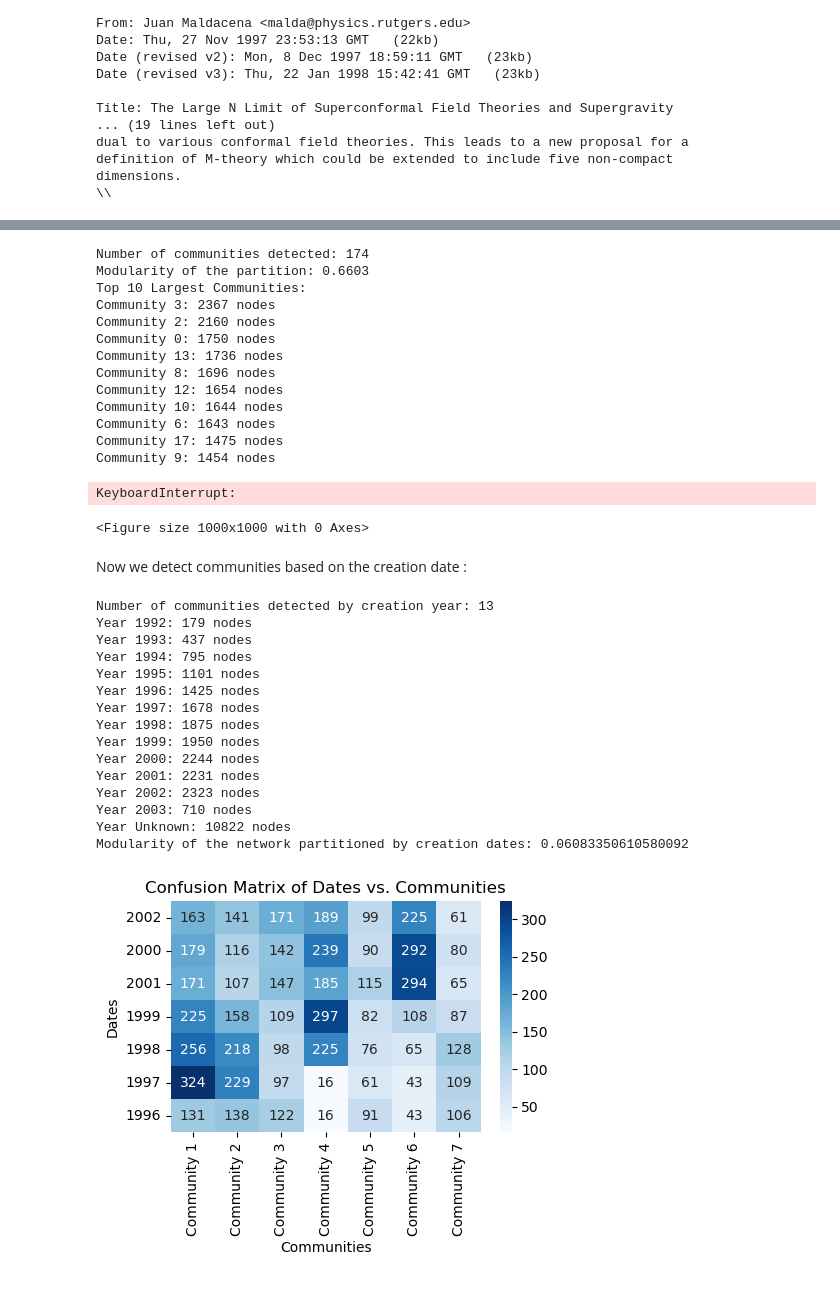
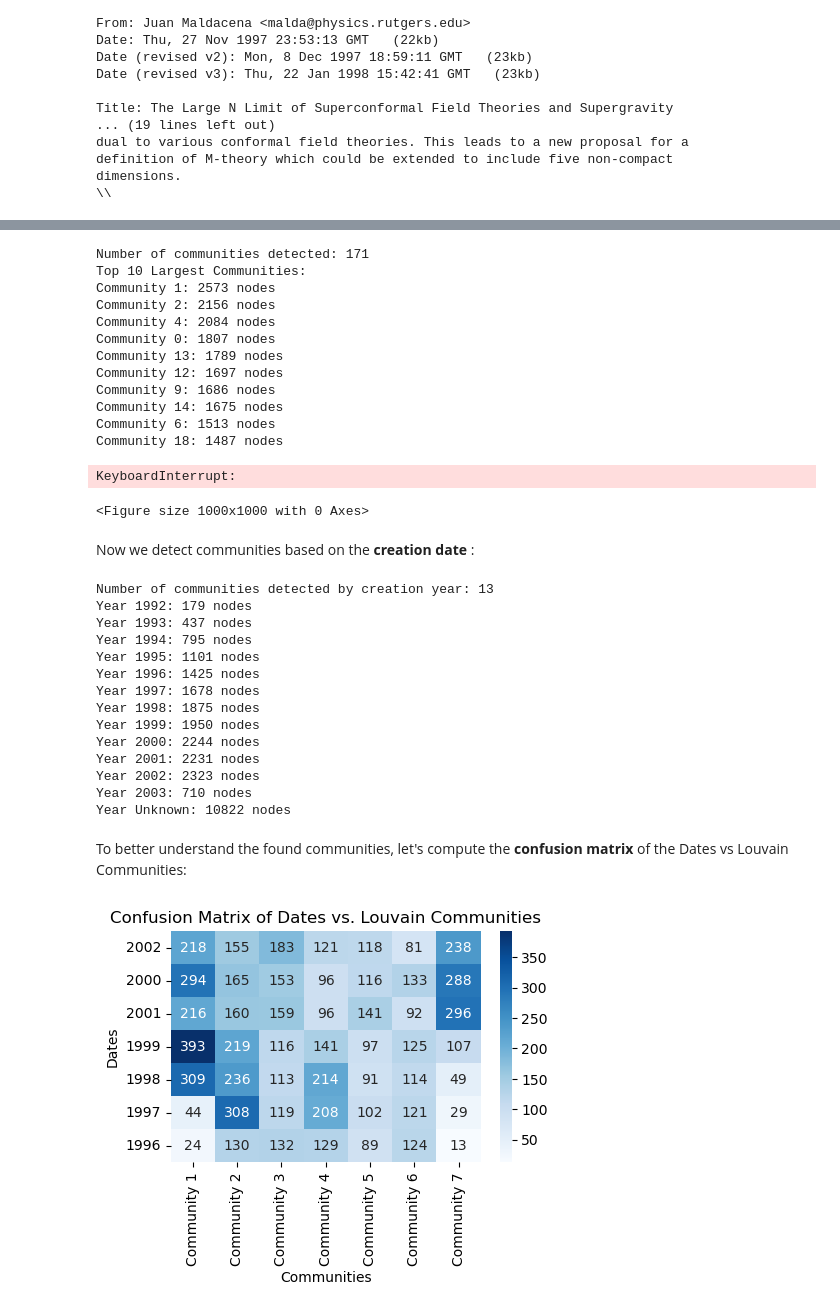
Before and after one commit to jeddiyoussefepfl/Project-Assignment-B, a Jupyter notebook: project_assignment.ipynb, the cells around one changed output, grey strips where cells are left out. Saved outputs shown, nothing was run; the diff lists cells and outputs as text; code cells hidden in the pictures.

Commit message:
finished community analysis + added text analysis

```diff
--- a/project_assignment.ipynb
+++ b/project_assignment.ipynb
@@ -288,35 +277,28 @@ First we will use the Louvain Algorithm which optimizes communities detection to
 # %%
-graph = graph.to_undirected()
+graph_undirected = graph.to_undirected()
 
 # Apply Louvain algorithm to detect communities
-louvain_partition = community_louvain.best_partition(graph)
+louvain_partition = community_louvain.best_partition(graph_undirected)
 
-# Number of communities
 num_communities = len(set(louvain_partition.values()))
 print(f"Number of communities detected: {num_communities}")
 
-# Calculate modularity
-modularity = community_louvain.modularity(louvain_partition, graph)
-print(f"Modularity of the partition: {modularity:.4f}")
-
-# Analyze community sizes
 community_sizes = Counter(louvain_partition.values())
 
-# Sort communities by size in descending order and select the top 10
+# Selecting the top 10 communities by size
 top_communities = community_sizes.most_common(10)
 
-# Print the 10 largest communities
 print("Top 10 Largest Communities:")
 for community, size in top_communities:
     print(f"Community {community}: {size} nodes")
 
-# Visualization of communities (Optional for large graphs)
+# Visualization of communities
 plt.figure(figsize=(10, 10))
-pos = nx.spring_layout(graph, seed=42)  # Spring layout for visualization
+pos = nx.spring_layout(graph_undirected, seed=42)
 nx.draw(
-    graph,
+    graph_undirected,
     pos,
-    node_color=[partition[node] for node in graph.nodes],
+    node_color=[louvain_partition[node] for node in graph_undirected.nodes],
     node_size=10,
     cmap=plt.cm.tab20,
     with_labels=False,
@@ -325,32 +307,31 @@ nx.draw(
 plt.title("Louvain Community Detection")
 plt.show()
 # %% [output]
-Number of communities detected: 174
-Modularity of the partition: 0.6603
+Number of communities detected: 171
 Top 10 Largest Communities:
-Community 3: 2367 nodes
-Community 2: 2160 nodes
-Community 0: 1750 nodes
-Community 13: 1736 nodes
-Community 8: 1696 nodes
-Community 12: 1654 nodes
-Community 10: 1644 nodes
-Community 6: 1643 nodes
-Community 17: 1475 nodes
-Community 9: 1454 nodes
+Community 1: 2573 nodes
+Community 2: 2156 nodes
+Community 4: 2084 nodes
+Community 0: 1807 nodes
+Community 13: 1789 nodes
+Community 12: 1697 nodes
+Community 9: 1686 nodes
+Community 14: 1675 nodes
+Community 6: 1513 nodes
+Community 18: 1487 nodes
 KeyboardInterrupt:
 <Figure size 1000x1000 with 0 Axes>
 # %% [markdown]
-Now we detect communities based on the creation date :
+Now we detect communities based on the **creation date** :
 # %%
-# Extract creation year from the "Date" field in the metadata
+# Method to extract the creation year from the "Date" field in the metadata
 def extract_creation_year(metadata):
     match = re.search(r"Date: \w{3}, (\d{2}) \w{3} (\d{4})", metadata)
     if match:
-        return match.group(2)  # Return the year (e.g., "1997")
+        return match.group(2)  # Return the year
     return None  # Return None if no match is found
 
-# Group nodes by their creation year
+# Grouping nodes by their creation year
 communities_by_date = defaultdict(list)
 for node in graph.nodes:
     metadata = graph.nodes[node].get("metadata", "")
@@ -358,13 +339,11 @@ for node in graph.nodes:
     if year:
         communities_by_date[year].append(node)
     else:
-        # Assign nodes without a creation year to a placeholder community
+        # Assign nodes without a creation year to a default community
         communities_by_date["Unknown"].append(node)
 
-# Number of communities
 print(f"Number of communities detected by creation year: {len(communities_by_date)}")
 
-# Display community sizes
 for year, nodes in sorted(communities_by_date.items(), key=lambda x: x[0]):
     print(f"Year {year}: {len(nodes)} nodes")
 # %% [output]
@@ -382,7 +361,8 @@ Year 2001: 2231 nodes
 Year 2002: 2323 nodes
 Year 2003: 710 nodes
 Year Unknown: 10822 nodes
-Modularity of the network partitioned by creation dates: 0.06083350610580092
+# %% [markdown]
+To better understand the found communities, let's compute the **confusion matrix** of the Dates vs Louvain Communities:
 # %%
 # Extract creation years for all nodes
 node_years = {}
@@ -392,45 +372,44 @@ for node in graph.nodes:
     if year:
         node_years[node] = year
 
-# Select the 7 most common years
+# Selecting the 7 most common years
 all_years = list(node_years.values())
 year_counts = Counter(all_years)
 top_years = [year for year, _ in year_counts.most_common(7)]
 
-# Group nodes by community
+# Grouping the nodes by community
 community_nodes = defaultdict(list)
 for node, community_id in louvain_partition.items():
     community_nodes[community_id].append(node)
 
-# Sort communities by size and select the top 7 communities
+# Sorting communities by size and select the top 7 communities
 sorted_communities = sorted(community_nodes.items(), key=lambda x: len(x[1]), reverse=True)
 top_communities = [community_id for community_id, nodes in sorted_communities[:7]]
 
-# Build the confusion matrix
+# Building the confusion matrix
 confusion_matrix = np.zeros((7, 7), dtype=int)
 
-# Map years and communities to indices for the matrix
+# Mapping years and communities to indices for the matrix
 year_index = {year: idx for idx, year in enumerate(top_years)}
 community_index = {community_id: idx for idx, community_id in enumerate(top_communities)}
 
-# Populate the confusion matrix
+# Populating the confusion matrix
 for node, community_id in louvain_partition.items():
     if community_id in top_communities and node in node_years:
         community_idx = community_index[community_id]
         year = node_years[node]
         if year in top_years:
             year_idx = year_index[year]
             confusion_matrix[year_idx, community_idx] += 1
 
-# Create a DataFrame for the confusion matrix
 confusion_df = pd.DataFrame(confusion_matrix, index=top_years, columns=[f'Community {i+1}' for i in range(7)])
 
-# Plot the confusion matrix using seaborn for better visualization
+# Plot the confusion matrix with seaborn
 plt.figure(figsize=(5, 3))
 sns.heatmap(confusion_df, annot=True, fmt="d", cmap="Blues")
-plt.title("Confusion Matrix of Dates vs. Communities")
+plt.title("Confusion Matrix of Dates vs. Louvain Communities")
 plt.xlabel("Communities")
 plt.ylabel("Dates")
 plt.show()
 # %% [output]
-[figure, old version]
+[figure, new version]
```
Also changed, not shown: parts of 18 cells of this notebook, 1 other file.
